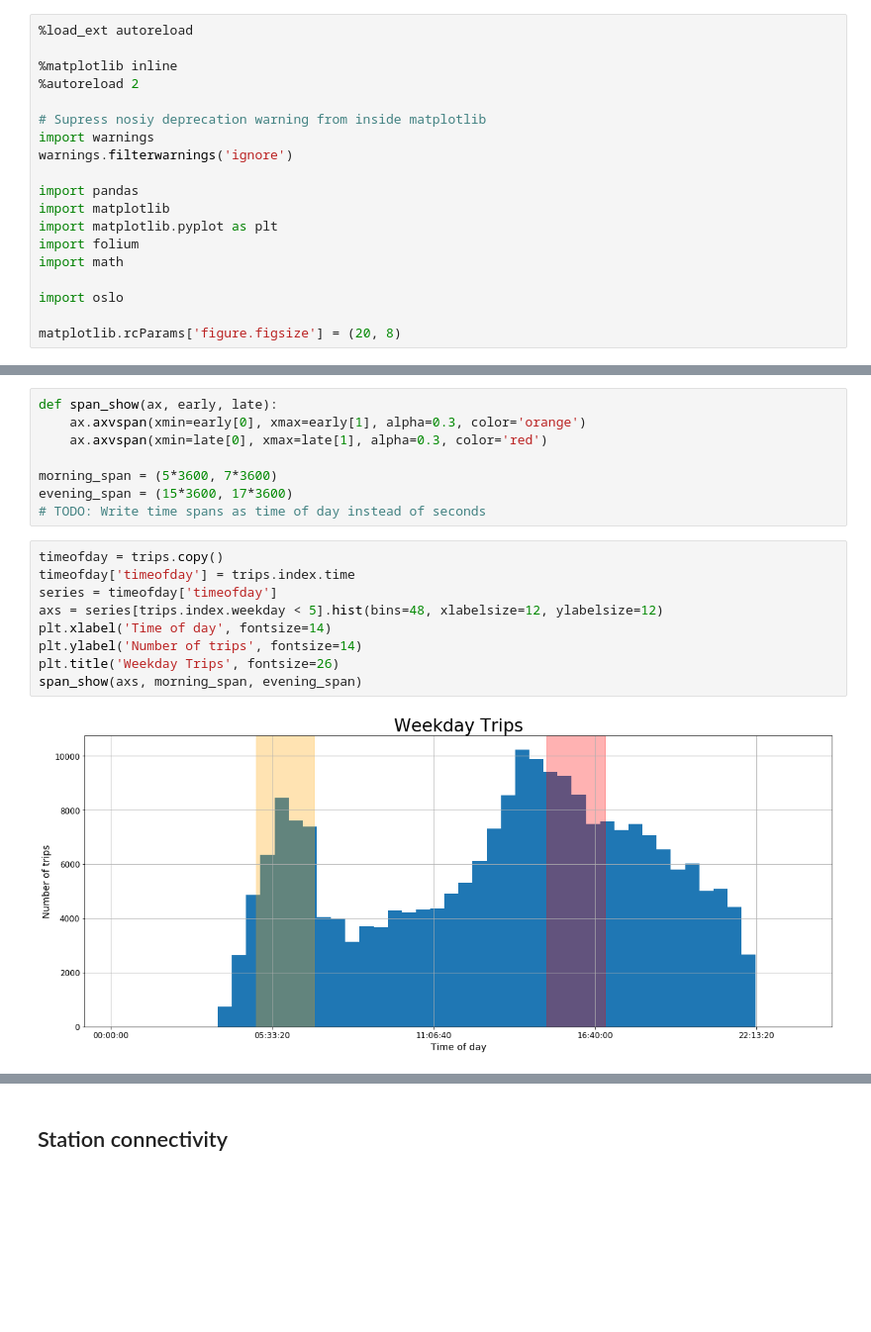
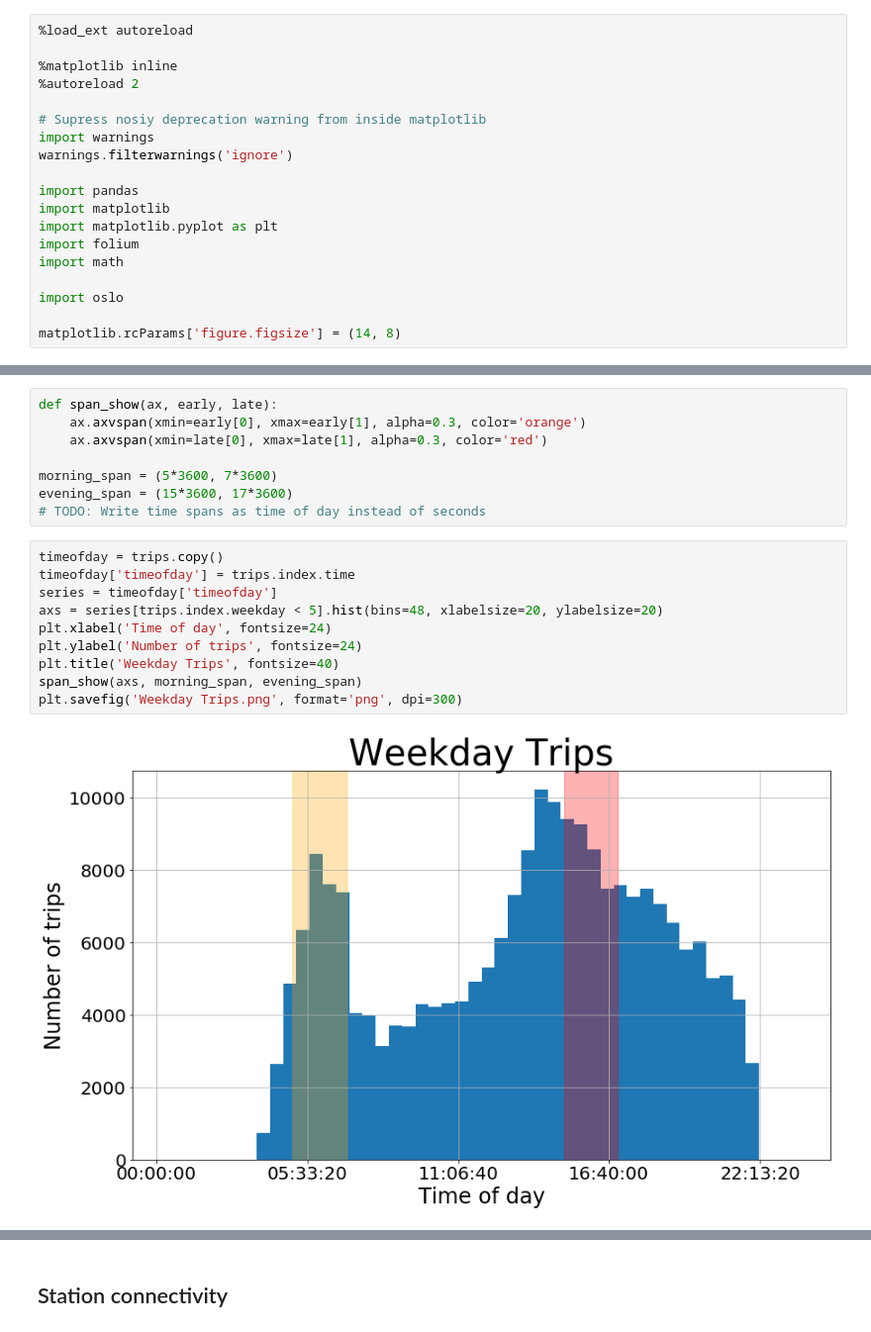
Before and after one commit to jonnor/bike-sharing-oslo, a Jupyter notebook: Oslo.ipynb, the cells around one changed output, grey strips where cells are left out. Shown at 99% size. Drawn from its saved outputs; the diff is of its cells as text; blank space fills up the shorter version.

```diff
--- a/Oslo.ipynb
+++ b/Oslo.ipynb
@@ -16,4 +16,4 @@ import math
 
 import oslo
 
-matplotlib.rcParams['figure.figsize'] = (20, 8)
+matplotlib.rcParams['figure.figsize'] = (14, 8)
@@ -232,13 +235,14 @@ evening_span = (15*3600, 17*3600)
 # %%
 timeofday = trips.copy()
 timeofday['timeofday'] = trips.index.time
 series = timeofday['timeofday']
-axs = series[trips.index.weekday < 5].hist(bins=48, xlabelsize=12, ylabelsize=12)
-plt.xlabel('Time of day', fontsize=14)
-plt.ylabel('Number of trips', fontsize=14)
-plt.title('Weekday Trips', fontsize=26)
+axs = series[trips.index.weekday < 5].hist(bins=48, xlabelsize=20, ylabelsize=20)
+plt.xlabel('Time of day', fontsize=24)
+plt.ylabel('Number of trips', fontsize=24)
+plt.title('Weekday Trips', fontsize=40)
 span_show(axs, morning_span, evening_span)
+plt.savefig('Weekday Trips.png', format='png', dpi=300)
 # %% [output]
-[figure, old version]
+[figure, new version]
 # %%
 series = timeofday['timeofday']
```
Also changed, not shown: parts of 6 cells of this notebook.
